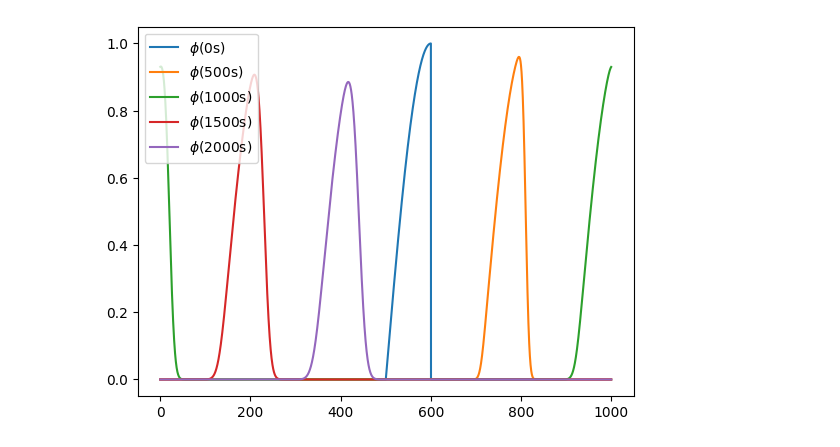
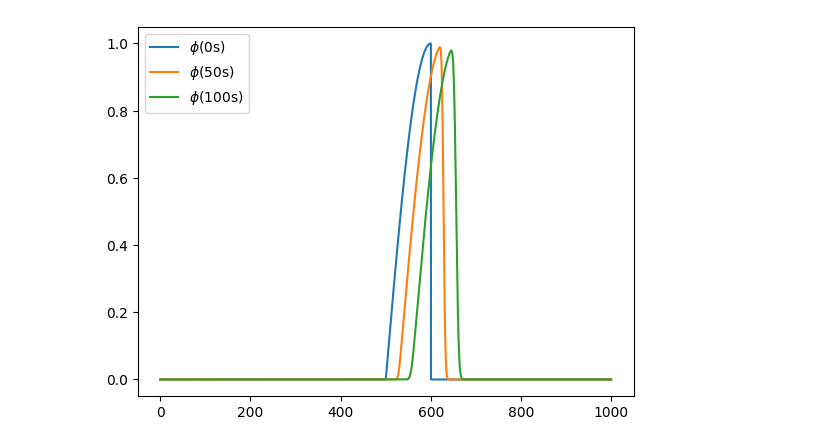
Before and after one commit to hnguyen-repos/numforGeosciences-ICTP, a Jupyter notebook: ex3.ipynb, the cells around one changed output. Saved outputs shown, nothing was run; the diff lists cells and outputs as text; code cells hidden in the pictures.

```diff
--- a/ex3.ipynb
+++ b/ex3.ipynb
@@ -8,75 +55,53 @@ If $\Delta t = \Delta x/u$ or $c = 1$. The model is not stable
 # %%
-import numpy as np
-import matplotlib.pyplot as plt
-import math
-# Initialization
-u = 0.42
-dx = 0.25
-dt = 0.15
-
-# Define distribution function
-def funcAdvec(x):
-    """Distribution in space"""
-    y = [0]*len(x)
-    for i in range(0, len(x)):
-        if x[i] < 500 or x[i] > 600:
-            y[i] = 0
-        else:
-            y[i] = -np.cos(np.pi*(x[i]-400)/200)
-    return y
-
-x = np.arange(0, 1000, dx).tolist()
-y = funcAdvec(x)
-
 # Evolution of system in time
 class differentialSolve:
     def __init__(self, u, dt, dx, x, y) -> None:
         self.c = u*dt/dx
-        self.x = x
-        self.y = y
         self.dt = dt
+        self.u = u
+        self.x = np.array(x)
+        self.y = np.array(y)
+        self.sz = len(x)
+        self.y1 = [0]*self.sz
+        self.y2 = [0]*self.sz
+
     def ftbs(self):
-        ynew = [0]*len(self.y)
-        for i in range(0, len(self.y)):
-            ynew[i] = (1-self.c)*self.y[i] + self.c*self.y[i-1]
-        return ynew
+        for i in range(0, self.sz):
+            self.y[i] = (1-self.c)*self.y[i] + self.c*self.y[i-1]
+
     def ftfs(self):
-        ynew = [0]*len(self.y)
-        for i in range(0, len(self.y)):
-            if i < len(self.y) - 1:
-                ynew[i] = (1+self.c)*self.y[i] + self.c*self.y[i+1]
-            else:
-                ynew[i] = (1+self.c)*self.y[i] - self.c*self.y[0]
-        return ynew
-    def showftbs(self):
+        for i in range(0, self.sz-1):
+            self.y1[i] = (1+self.c)*self.y[i] - self.c*self.y[i+1]
+        self.y1[self.sz-1] = (1+self.c)*self.y[self.sz-1] - self.c*self.y[0]
+
+    def ctcs(self):
+        for i in range(0, self.sz-1):
+            self.y2[i] = self.y[i] - self.c*(self.y1[i+1] - self.y1[i-1])
+        self.y2[self.sz-1] = self.y[self.sz-1] - self.c*(self.y1[0] - self.y1[self.sz-2])
+
+    def show(self):
         plt.plot(self.x,self.y, label="$\phi$(0s)")
-        self.y = self.ftbs()
         t = 0
-        tpoint = 2010
+        tpoint = 100
+        # if self.u > 0:
+        #     self.ftbs()
+        # else:
+        #     self.ftfs()
+        # plt.plot(self.x, self.y1)
+
         while t < tpoint:
             t = t + dt
-            self.y = self.ftbs()
-            if np.mod(t, 500) < dt:
-                plt.plot(self.x, self.y, label="$\phi$("+str(math.floor(t))+"s)")
-        plt.legend(loc="upper left")
-        plt.show()
-    def showftfs(self):
-        plt.plot(self.x,self.y, label="$\phi$(0s)")
-        self.y = self.ftfs()
-        t = 0
-        tpoint = 2010
-        while t < tpoint:
-            t = t + dt
-            self.y = self.ftbs()
-            if np.mod(t, 500) < dt:
+            self.ftbs()
+            # self.y = self.y1
+            if np.mod(t, 50) < dt:
                 plt.plot(self.x, self.y, label="$\phi$("+str(math.floor(t))+"s)")
         plt.legend(loc="upper left")
         plt.show()
 
-# Run models
-# Forward in time and backward in space
+x = np.arange(0, 1000, dx).tolist()
+y = funcAdvec_testFilter_2(x)
 evolution = differentialSolve(u, dt, dx, x, y)
-evolution.ftbs()
-evolution.showftbs()
+# evolution.ctcs()
+evolution.show()
 # %% [output]
-[figure, old version]
+[figure, new version]
```
Also changed, not shown: parts of 8 cells of this notebook, 4 other files.
